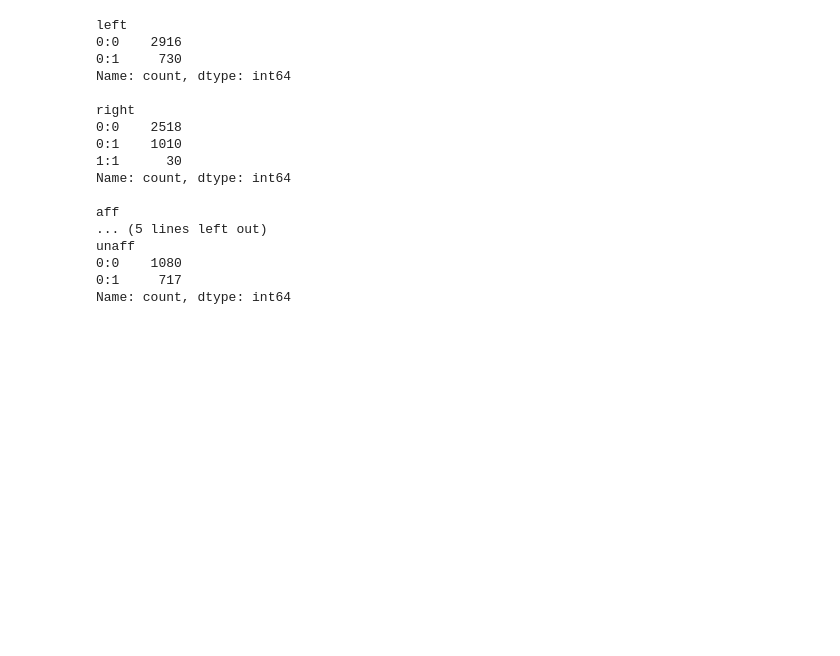
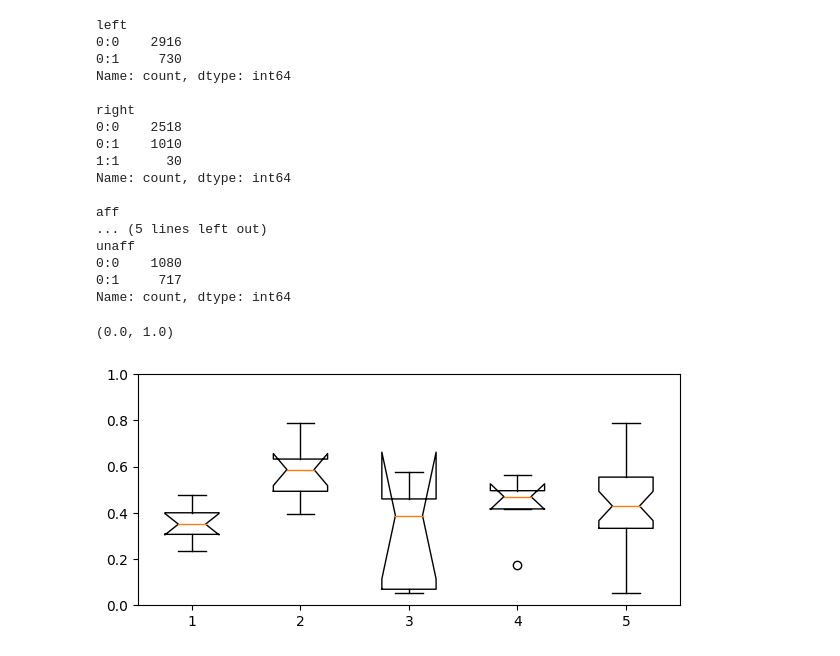
Before and after one commit to siva82kb/gmac, a Jupyter notebook: notebooks/01-gmac_optimization.ipynb, the cells around one changed output. Cells and saved outputs as stored; diff of their text form; code cells hidden in the pictures; blank space fills up the shorter version.

Commit message:
Added optimization with and without test data.

```diff
--- a/notebooks/01-gmac_optimization.ipynb
+++ b/notebooks/01-gmac_optimization.ipynb
@@ -529,6 +540,13 @@ bestparamsdf
 # %%
 # Read the optimization data frame for the two limbs for healthy controls and
 # stroke subjects
+allanalysisdf = {
+    "left": pd.read_csv(pathlib.Path(outdir, "left", f"allanalysisdf.csv"), index_col=False),
+    "right": pd.read_csv(pathlib.Path(outdir, "right", f"allanalysisdf.csv"), index_col=False),
+    "aff": pd.read_csv(pathlib.Path(outdir, "aff", f"allanalysisdf.csv"), index_col=False),
+    "unaff": pd.read_csv(pathlib.Path(outdir, "unaff", f"allanalysisdf.csv"), index_col=False),
+}
+
 optdf = {
     "left": pd.read_csv(pathlib.Path(outdir, "left", f"optdf.csv"), index_col=False),
     "right": pd.read_csv(pathlib.Path(outdir, "right", f"optdf.csv"), index_col=False),
@@ -729,0 +739,25 @@ def get_param_comb_difference(x1: np.array, x2: np.array) -> np.array:
+# %%
+# Performance of the optimal parameter combinations
+opt_pc = {
+    "left": [250, 0.01, 2, 0.0, 1, -30, 0, 0, 0],
+    "right": [250, 0.01, 2, 0.0, 1, 0, 0, 0, 0],
+    "aff": [1, 0.01, 2, 0.0, 1, 0, 30, 0, 0],
+    "unaff": [1, 0.01, 2, 0.0, 1, -60, 30, 0, 0],
+}
+
+# Optimal index for each limb
+pcarray = pd.DataFrame.from_dict(param_combs).to_numpy()
+pcinx = {k: np.where(np.all(pcarray == v, axis=1))[0][0]
+         for k, v in opt_pc.items()}
+
+# Plot the performance of the optimal parameter combinations
+limbkeys = ["left", "right", "aff", "unaff"]
+fig = plt.figure(figsize=(7, 3))
+ax = fig.add_subplot(111)
+_xvals = [allanalysisdf[k].loc[allanalysisdf[k].pcinx == pcinx[k], "youden"].values
+          for k in limbkeys]
+ax.boxplot(_xvals + [np.array([_z for _y in _xvals for _z in _y])], notch=True)
+ax.set_ylim(0, 1.0)
+# %% [output]
+(0.0, 1.0)
+[figure, added]
```
Also changed, not shown: parts of 7 cells of this notebook.
